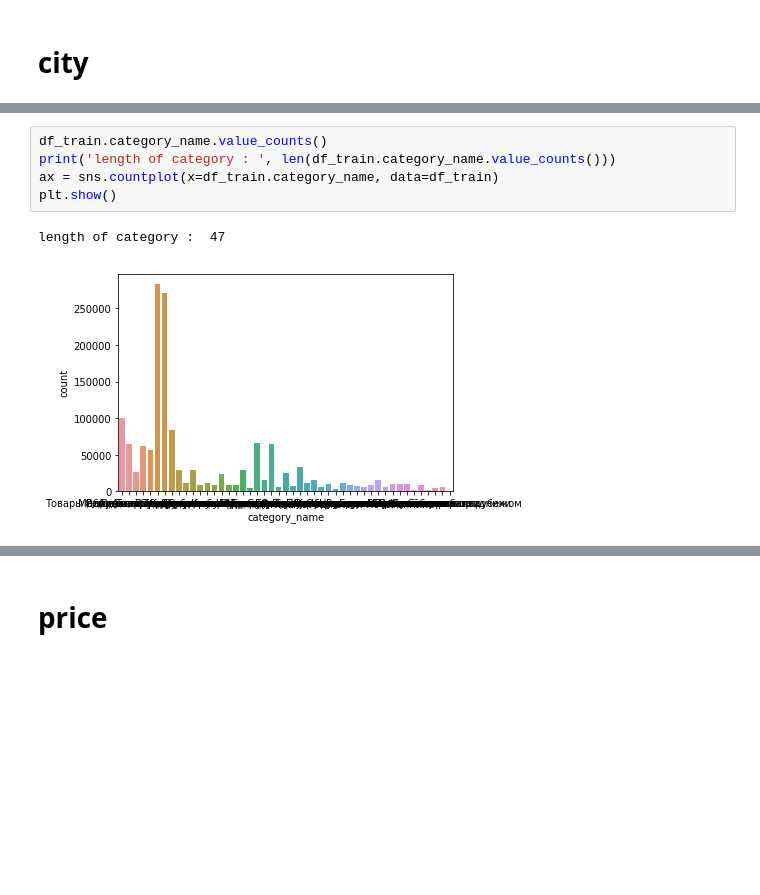
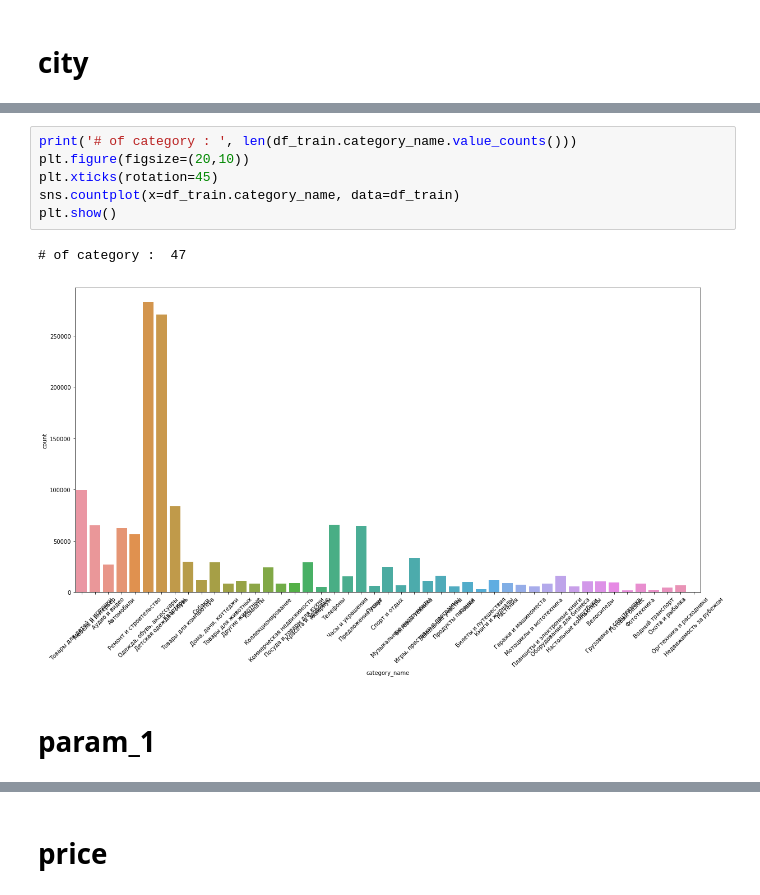
Before and after one commit to jungi21cc/avito_demand, a Jupyter notebook: Avito_Demand_V.1.0.ipynb, the cells around one changed output, grey strips where cells are left out. Cells and saved outputs as stored; diff of their text form; blank space fills up the shorter version.

```diff
--- a/Avito_Demand_V.1.0.ipynb
+++ b/Avito_Demand_V.1.0.ipynb
@@ -205,9 +207,12 @@ length of category :  9
 # %%
-df_train.category_name.value_counts()
-print('length of category : ', len(df_train.category_name.value_counts()))
-ax = sns.countplot(x=df_train.category_name, data=df_train)
+print('# of category : ', len(df_train.category_name.value_counts()))
+plt.figure(figsize=(20,10))
+plt.xticks(rotation=45)
+sns.countplot(x=df_train.category_name, data=df_train)
 plt.show()
 # %% [output]
-length of category :  47
+# of category :  47
-[figure, old version]
+[figure, new version]
+# %% [markdown]
+# param_1
 # %%
```
Also changed, not shown: parts of 31 cells of this notebook.
